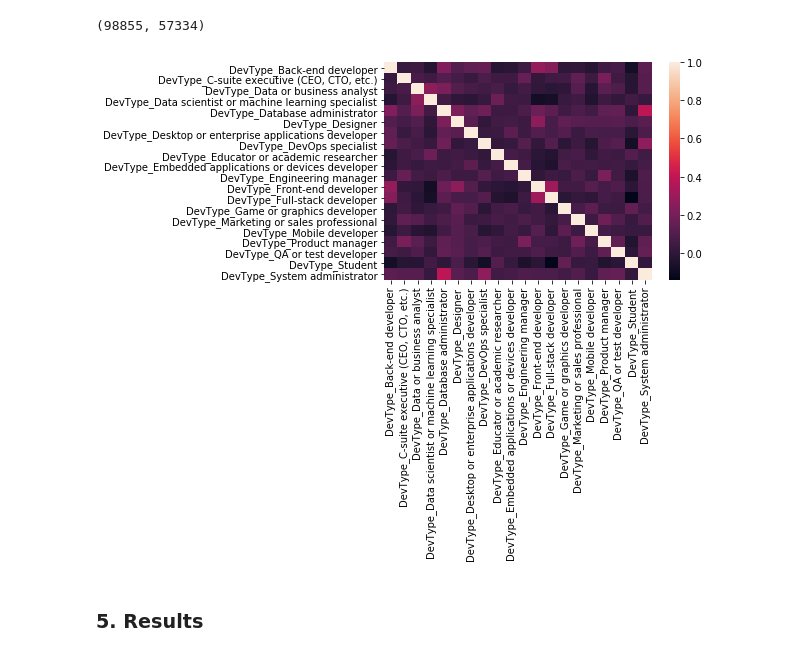
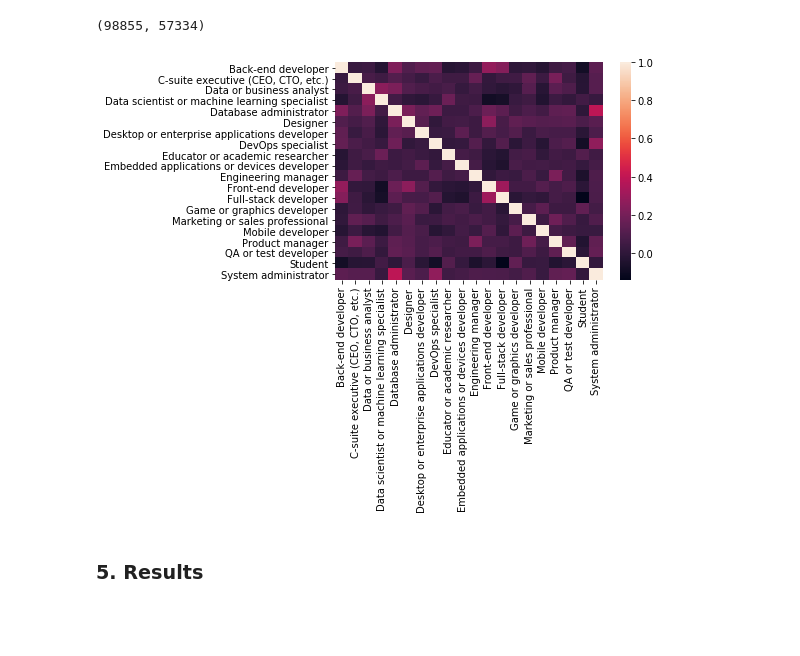
Before and after one commit to dragon7-fc/DSND-Blog-Post, a Jupyter notebook: WhatIsTheHotestJob.ipynb, the cells around one changed output. Cells and saved outputs as stored; diff of their text form; code cells hidden in the pictures; blank space fills up the shorter version.

```diff
--- a/WhatIsTheHotestJob.ipynb
+++ b/WhatIsTheHotestJob.ipynb
@@ -174,10 +181,10 @@ print(df_new.shape)
 # %%
 devtype = [col for col in df_new if col.startswith('DevType_')]
 devtype_df = df_new[devtype]
 
-sns.heatmap(devtype_df.corr(), xticklabels=True, yticklabels=True);
+sns.heatmap(devtype_df.corr(), xticklabels=[dt[8:] for dt in devtype_df.columns], yticklabels=[dt[8:] for dt in devtype_df.columns]);
 # %% [output]
-[figure, old version]
+[figure, new version]
 # %% [markdown]
 ### 5. Results
 # %%
```
Also changed, not shown: parts of 8 cells of this notebook, 1 other file.
